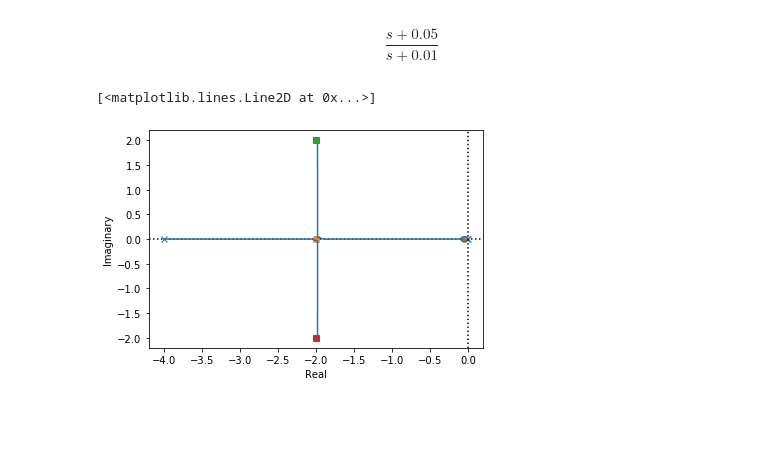
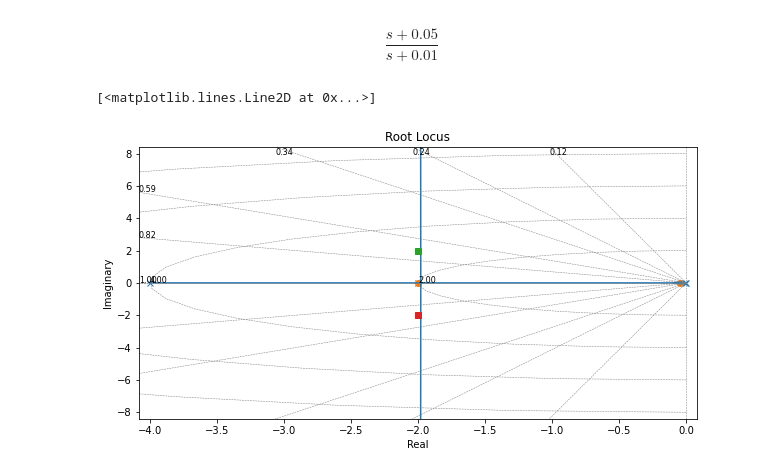
Before and after one commit to jgoppert/aae364_notebook, a Jupyter notebook: 08.Lag-Lead.ipynb, the cells around one changed output. Cells and saved outputs as stored; diff of their text form; code cells hidden in the pictures; blank space fills up the shorter version.

```diff
--- a/08.Lag-Lead.ipynb
+++ b/08.Lag-Lead.ipynb
@@ -4,6 +4,7 @@ import sympy
 import numpy as np
 import matplotlib.pyplot as plt
 sympy.init_printing()
+plt.rcParams['figure.figsize']=(10, 5)
 # %% [markdown]
 ## Original System
 # %%
@@ -89,12 +83,12 @@ $$\frac{s + 0.05}{s + 0.01}$$
 # %%
 H = H_lag*H_lead
 # %%
-control.rlocus(G*H, np.linspace(0, 1, 1000));
+control.rlocus(G*H);
 plt.plot(-2, 2, 's')
 plt.plot(-2, -2, 's')
 # %% [output]
 [<matplotlib.lines.Line2D at 0x...>]
-[figure, old version]
+[figure, new version]
 # %%
 control.minreal(G*H_lead*s).horner(0)
 # %% [output]
```
Also changed, not shown: parts of 9 cells of this notebook, 1 other file.
